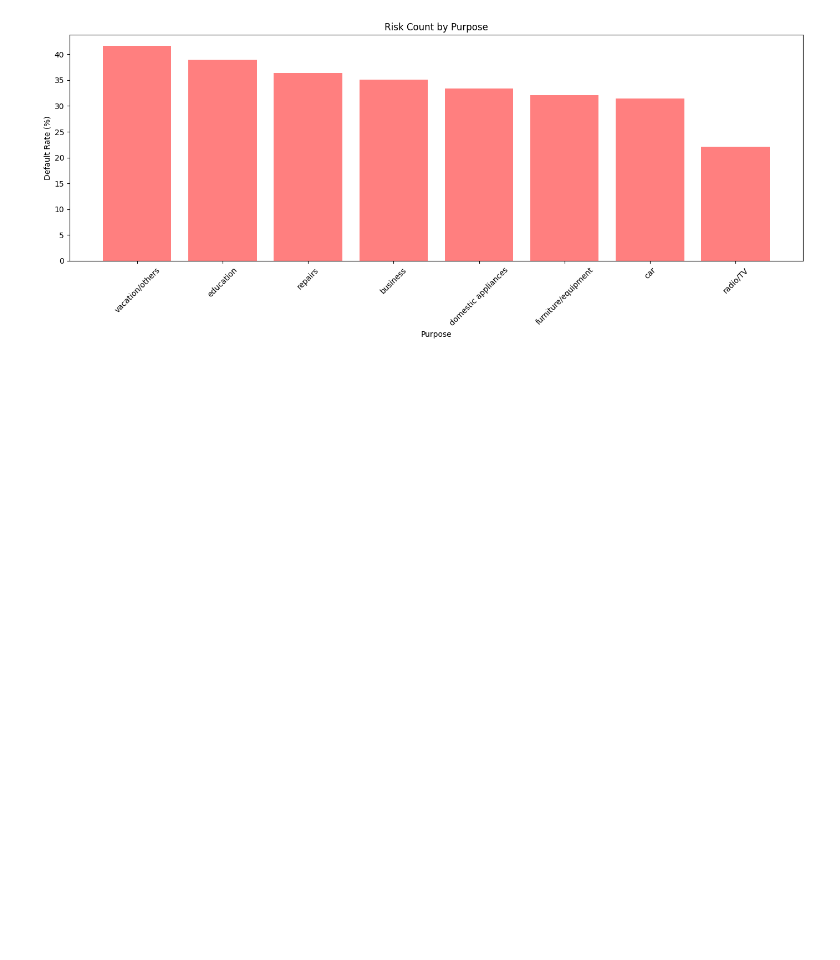
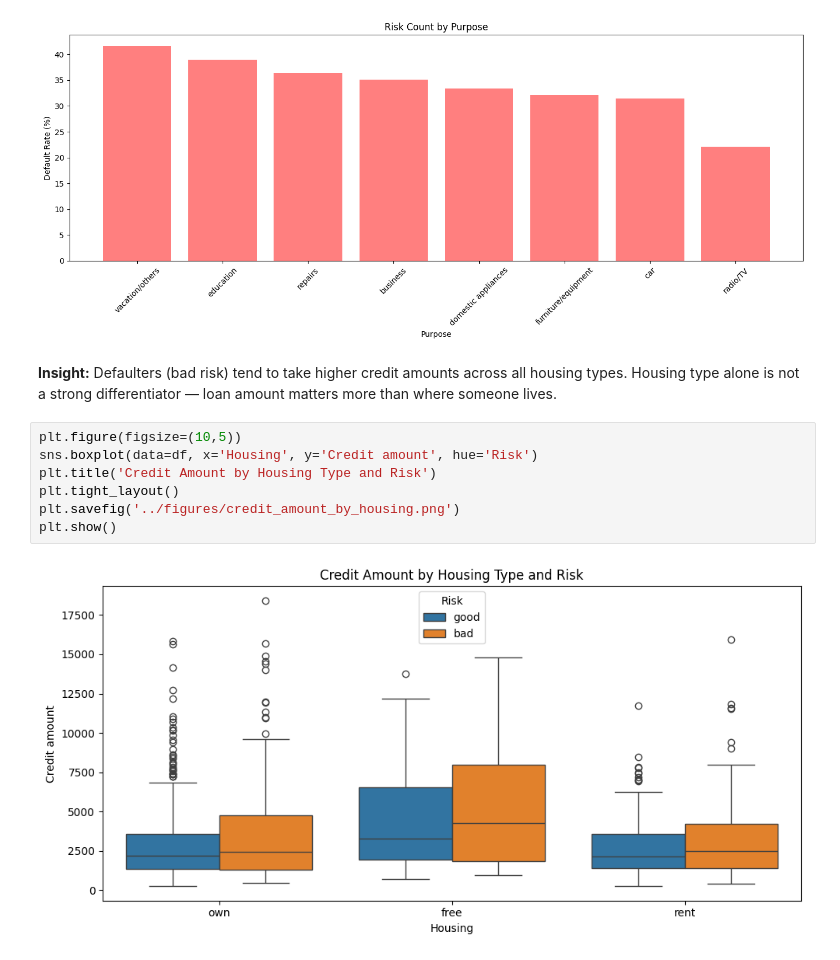
Before and after one commit to girivikas/ml-portfolio, a Jupyter notebook: notebooks/credit_risk_eda.ipynb, the cells around one changed output. Cells and saved outputs as stored; diff of their text form; blank space fills up the shorter version.

Commit message:
Housing and Credit Amount analysis

```diff
--- a/notebooks/credit_risk_eda.ipynb
+++ b/notebooks/credit_risk_eda.ipynb
@@ -180,3 +181,16 @@ plt.tight_layout()
 plt.show()
 # %% [output]
 [figure]
+# %% [markdown]
+**Insight:** Defaulters (bad risk) tend to take higher credit amounts
+across all housing types. Housing type alone is not a strong
+differentiator — loan amount matters more than where someone lives.
+# %%
+plt.figure(figsize=(10,5))
+sns.boxplot(data=df, x='Housing', y='Credit amount', hue='Risk')
+plt.title('Credit Amount by Housing Type and Risk')
+plt.tight_layout()
+plt.savefig('../figures/credit_amount_by_housing.png')
+plt.show()
+# %% [output]
+[figure, added]
```
Also changed, not shown: parts of 1 cell of this notebook.
